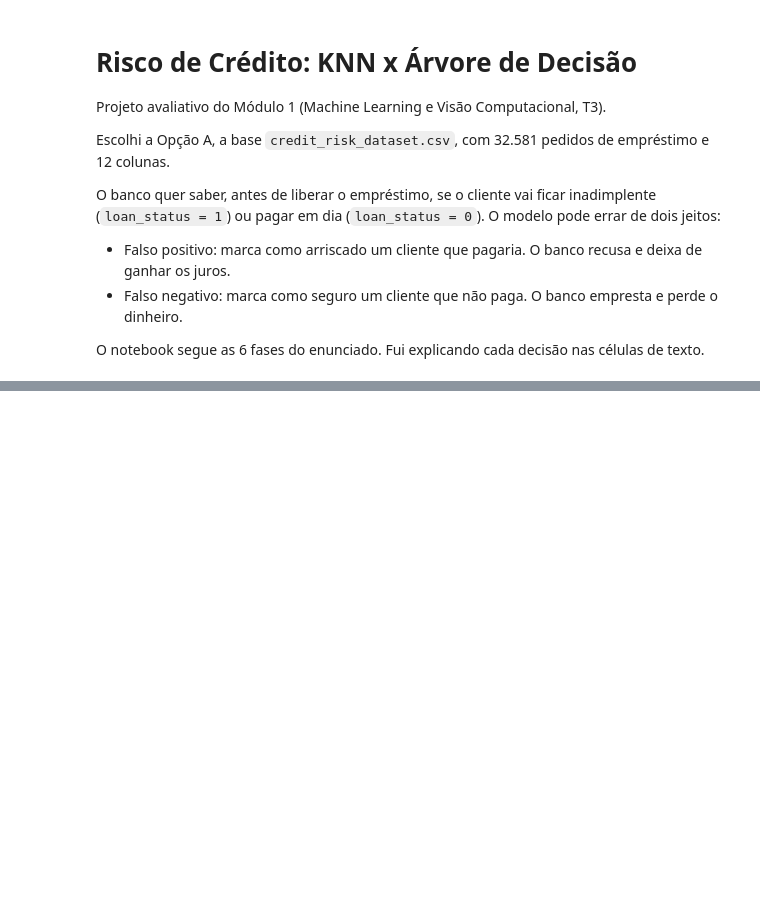
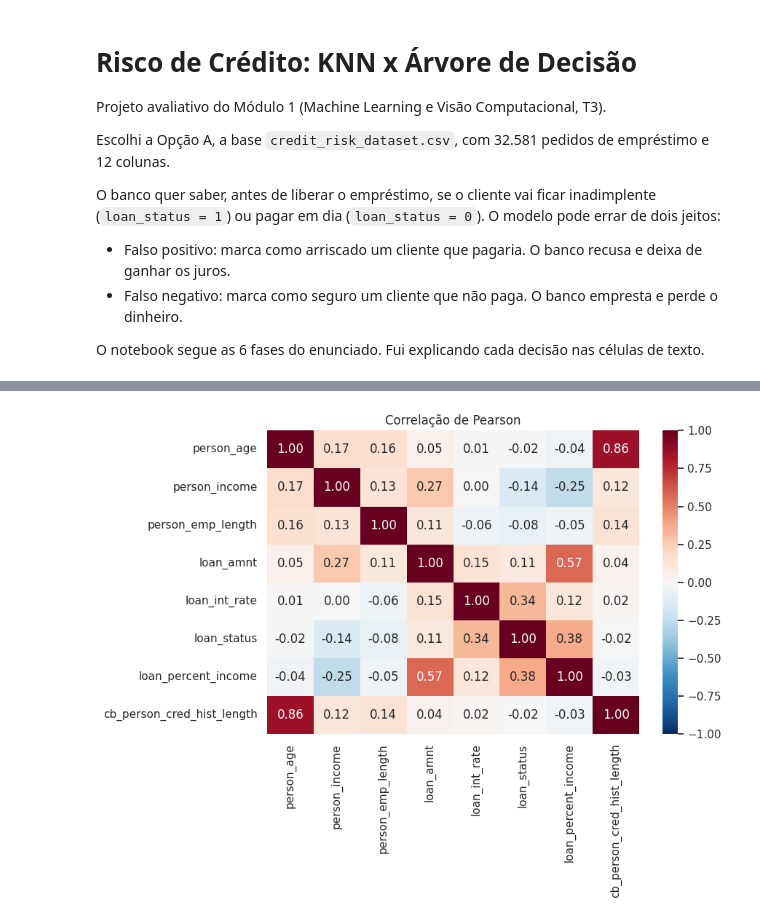
Before and after one commit to PaulaKinder/Machine-Learning-e-Visao-Computacional-T3-Projeto-Avaliativo-Modulo-1-, a Jupyter notebook: risco_credito.ipynb, the cells around one changed output, grey strips where cells are left out. Saved outputs shown, nothing was run; the diff lists cells and outputs as text; code cells hidden in the pictures; blank space fills up the shorter version.

```diff
--- a/risco_credito.ipynb
+++ b/risco_credito.ipynb
@@ -39,0 +162,9 @@ pd.set_option("display.float_format", lambda v: f"{v:,.2f}")
+# %%
+# gráfico 3: correlação de Pearson
+fig, ax = plt.subplots(figsize=(9, 7))
+corr = df.select_dtypes("number").corr(method="pearson")
+sns.heatmap(corr, annot=True, fmt=".2f", cmap="RdBu_r", center=0, vmin=-1, vmax=1, ax=ax)
+ax.set_title("Correlação de Pearson")
+plt.tight_layout(); plt.savefig(f"{FIG_DIR}/03_correlacao.png", dpi=110); plt.show()
+# %% [output]
+[figure, added]
```
Also changed, not shown: parts of 13 cells of this notebook, 5 other files.
